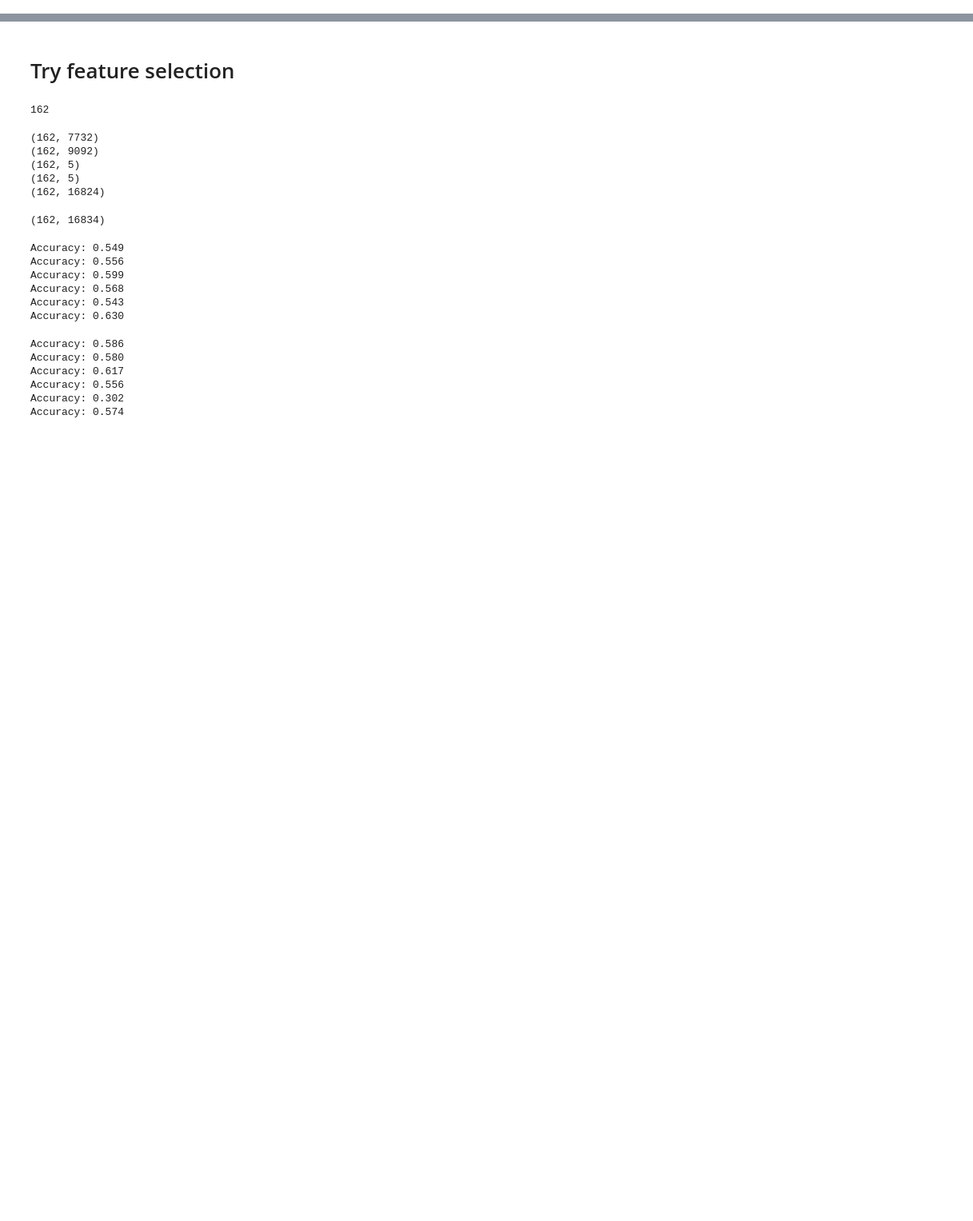
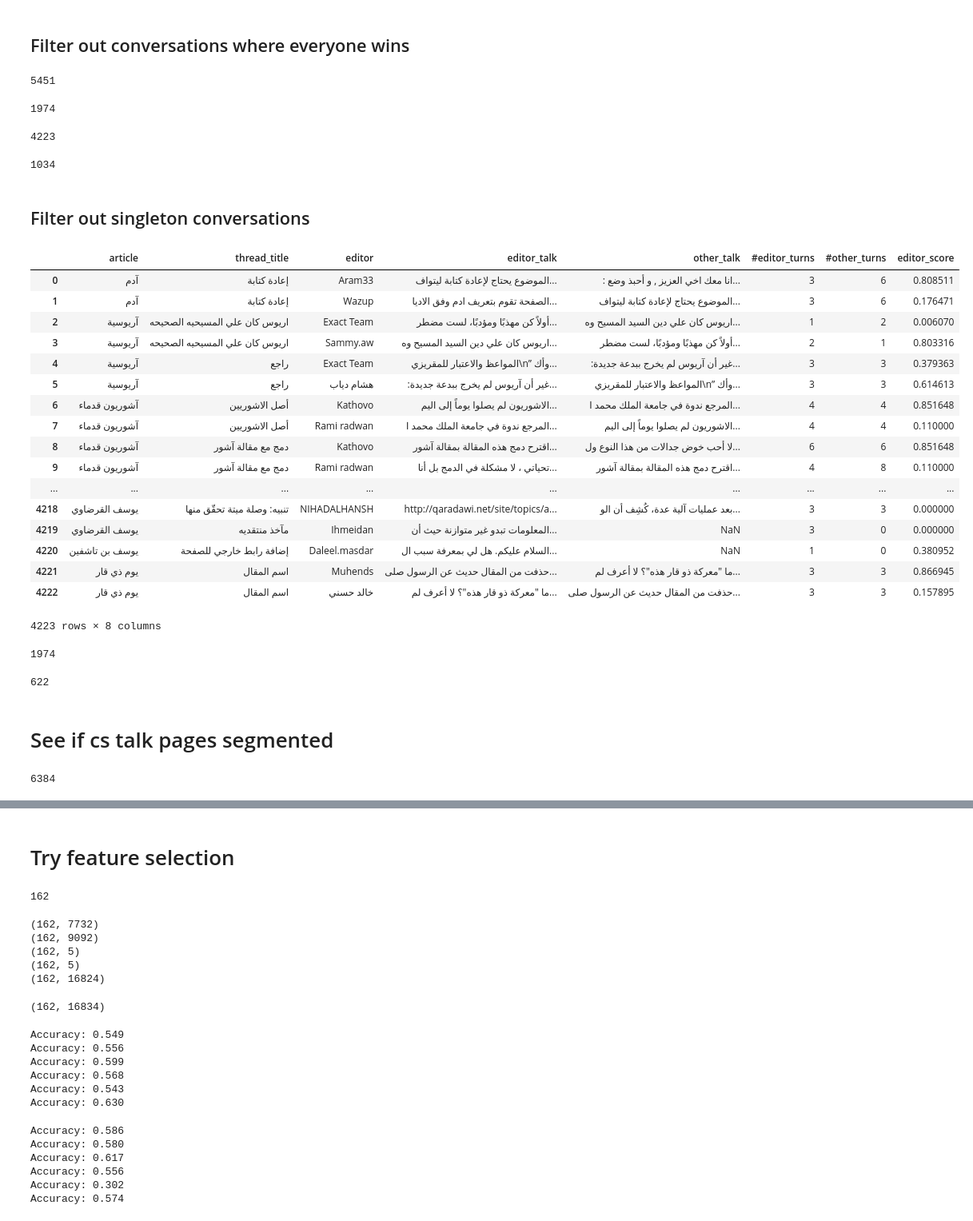
Before and after one commit to michaelmilleryoder/wikipedia-research-ipynb, a Jupyter notebook: ar.ipynb, the cells around one changed output, grey strips where cells are left out. Shown at 80% size. Drawn from its saved outputs; the diff is of its cells as text; code cells hidden in the pictures; blank space fills up the shorter version.

```diff
--- a/ar.ipynb
+++ b/ar.ipynb
@@ -22,0 +110,26 @@ import math
+# %% [markdown]
+## Filter out conversations where everyone wins
+# %%
+threads = sorted(set(zip(data['article'], data['thread_title'])))
+len(threads)
+# %% [output]
+5451
+# %%
+lose_threads = []
+threshold = 0.5
+
+for art, t in threads:
+    t_rows = data[(data['article']==art) & (data['thread_title']==t)]
+    scores = t_rows['editor_score'].tolist()
+    if not all([s > threshold for s in scores]):
+        lose_threads.append((art,t))
+
+print(len(lose_threads))
+# %% [output]
+1974
+# %%
+mask = [tup in lose_threads for tup in zip(data['article'], data['thread_title'])]
+lose_rows = data[mask]
+len(lose_rows)
+# %% [output]
+4223
@@ -22,0 +138,53 @@ import math
+# %%
+# See how many of filtered rows have cs
+cs_mask = lose_rows['editor_talk'].map(has_latin)
+print(sum(cs_mask))
+# %% [output]
+1034
+# %% [markdown]
+## Filter out singleton conversations
+# %%
+lose_rows = pd.read_csv('/home/michael/school/research/wp/ar/cs_talk_filtered.csv')
+lose_rows
+# %% [output]
+|  | article | thread_title | editor | editor_talk | other_talk | #editor_turns | #other_turns | editor_score |
+| 0 | آدم | إعادة كتابة | Aram33 | الموضوع يحتاج لإعادة كتابة ليتواف... | : انا معك اخي العزيز , و أحبذ وضع... | 3 | 6 | 0.808511 |
+| 1 | آدم | إعادة كتابة | Wazup | الصفحة تقوم بتعريف ادم وفق الاديا... | الموضوع يحتاج لإعادة كتابة ليتواف... | 3 | 6 | 0.176471 |
+| 2 | آريوسية | اريوس كان علي المسيحيه الصحيحه | Exact Team | أولاً كن مهذبًا ومؤدبًا، لست مضطر... | اريوس كان علي دين السيد المسيح وه... | 1 | 2 | 0.006070 |
+| 3 | آريوسية | اريوس كان علي المسيحيه الصحيحه | Sammy.aw | اريوس كان علي دين السيد المسيح وه... | أولاً كن مهذبًا ومؤدبًا، لست مضطر... | 2 | 1 | 0.803316 |
+| 4 | آريوسية | راجع | Exact Team | المواعظ والاعتبار للمقريزي\n” وأك... | :غير أن آريوس لم يخرج ببدعة جديدة... | 3 | 3 | 0.379363 |
+| 5 | آريوسية | راجع | هشام دياب | :غير أن آريوس لم يخرج ببدعة جديدة... | المواعظ والاعتبار للمقريزي\n” وأك... | 3 | 3 | 0.614613 |
+| 6 | آشوريون قدماء | أصل الاشوريين | Kathovo | الاشوريون لم يصلوا يوماً إلى اليم... | المرجع ندوة في جامعة الملك محمد ا... | 4 | 4 | 0.851648 |
+| 7 | آشوريون قدماء | أصل الاشوريين | Rami radwan | المرجع ندوة في جامعة الملك محمد ا... | الاشوريون لم يصلوا يوماً إلى اليم... | 4 | 4 | 0.110000 |
+| 8 | آشوريون قدماء | دمج مع مقالة آشور | Kathovo | اقترح دمج هذه المقالة بمقالة آشور... | لا أحب خوض جدالات من هذا النوع ول... | 6 | 6 | 0.851648 |
+| 9 | آشوريون قدماء | دمج مع مقالة آشور | Rami radwan | تحياتي ، لا مشكلة في الدمج بل أنا... | اقترح دمج هذه المقالة بمقالة آشور... | 4 | 8 | 0.110000 |
+| ... | ... | ... | ... | ... | ... | ... | ... | ... |
+| 4218 | يوسف القرضاوي | تنبيه: وصلة ميتة تحقّق منها | NIHADALHANSH | http://qaradawi.net/site/topics/a... | بعد عمليات آلية عدة، كُشِف أن الو... | 3 | 3 | 0.000000 |
+| 4219 | يوسف القرضاوي | مآخذ منتقديه | Ihmeidan | المعلومات تبدو غير متوازنة حيث أن... | NaN | 3 | 0 | 0.000000 |
+| 4220 | يوسف بن تاشفين | إضافة رابط خارجي للصفحة | Daleel.masdar | السلام عليكم. هل لي بمعرفة سبب ال... | NaN | 1 | 0 | 0.380952 |
+| 4221 | يوم ذي قار | اسم المقال | Muhends | حذفت من المقال حديث عن الرسول صلى... | ما "معركة ذو قار هذه"؟ لا أعرف لم... | 3 | 3 | 0.866945 |
+| 4222 | يوم ذي قار | اسم المقال | خالد حسني | ما "معركة ذو قار هذه"؟ لا أعرف لم... | حذفت من المقال حديث عن الرسول صلى... | 3 | 3 | 0.157895 |
+4223 rows × 8 columns
+# %%
+lose_threads = list(set(zip(lose_rows['article'], lose_rows['thread_title'])))
+len(lose_threads)
+# %% [output]
+1974
+# %%
+singleton_counter = 0
+
+for a, t in lose_threads:
+    if len(lose_rows[(lose_rows['article'] == a) & (lose_rows['thread_title'] == t)]) == 1:
+        singleton_counter += 1
+
+print(singleton_counter)
+# %% [output]
+622
+# %% [markdown]
+# See if cs talk pages segmented
+# %%
+# Load cs page names
+cs_pagenames = pd.read_table('/home/michael/school/research/wp/ar/cs_pagenames.txt', header=None)[0].tolist()
+len(cs_pagenames)
+# %% [output]
+6384
```
Also changed, not shown: parts of 22 cells of this notebook, 4 other files.
